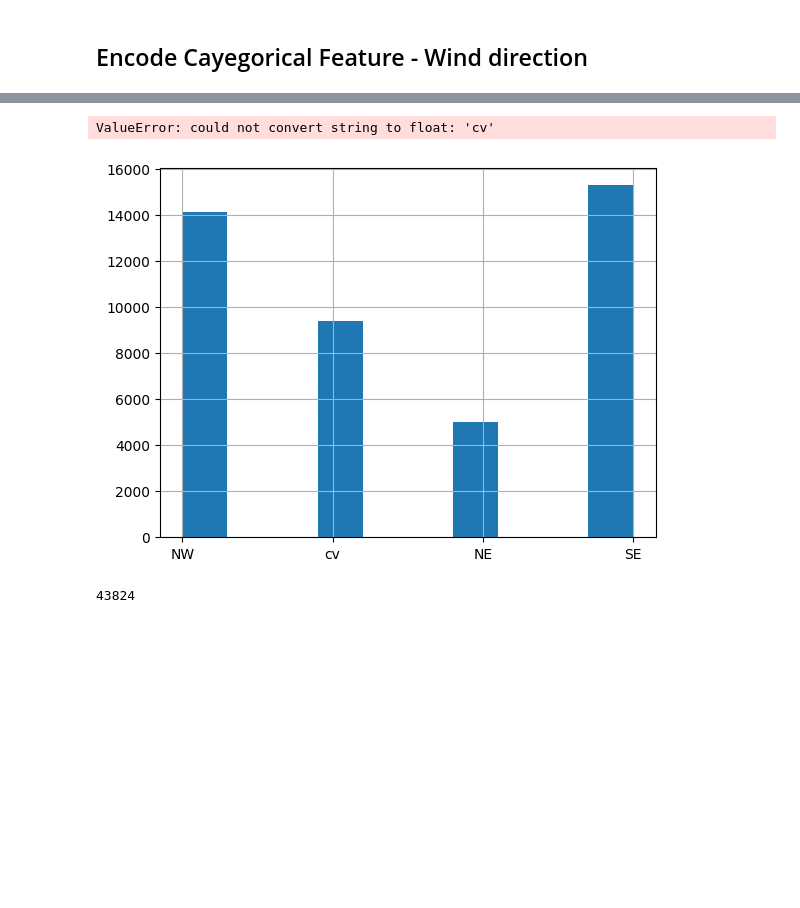
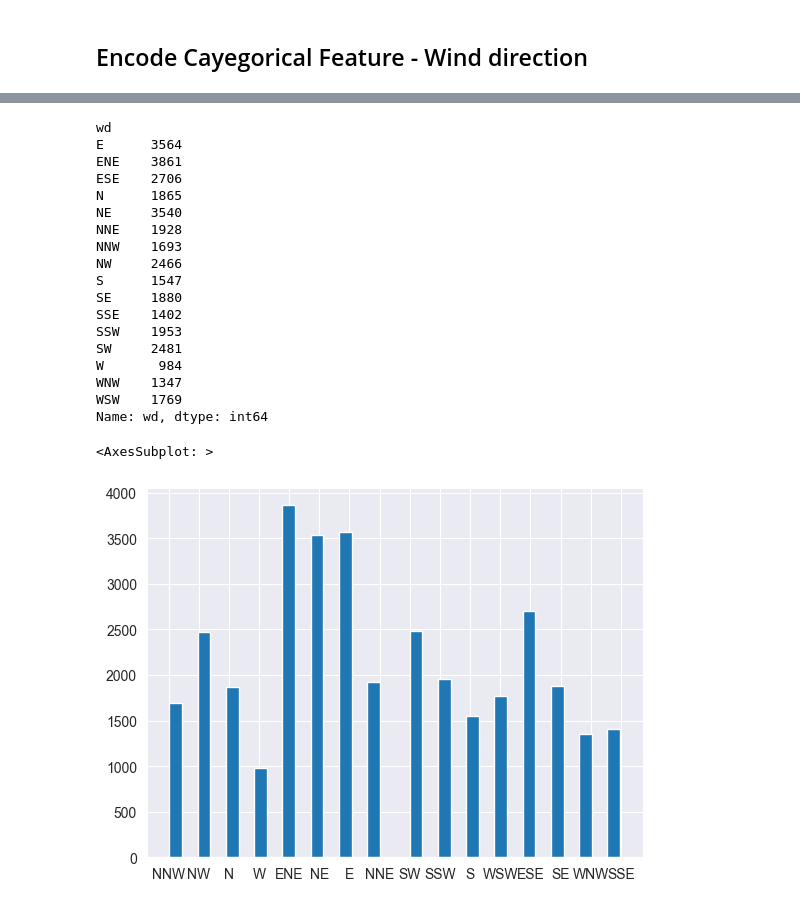
Before and after one commit to Jose-Bastos/MLops_Air, a Jupyter notebook: 2.Feature Engineering.ipynb, the cells around one changed output, grey strips where cells are left out. Cells and saved outputs as stored; diff of their text form; code cells hidden in the pictures; blank space fills up the shorter version.

```diff
--- a/2.Feature Engineering.ipynb
+++ b/2.Feature Engineering.ipynb
@@ -54,10 +52,32 @@ WNW, NW, and NNW. This means, we divide the 360º into 16 slices obtaining the 1
 14. **292.5º- West-Northwest (WNW)**
 15. **315º  - Northwest (NW)**
 16. **337.5º- Nort-Northwest (NNW)**
+# %%
+print(df.groupby("wd")["wd"].count())
+df["wd"].hist(rwidth=0.9,bins=32)
+# %% [output]
+wd
+E      3564
+ENE    3861
+ESE    2706
+N      1865
+NE     3540
+NNE    1928
+NNW    1693
+NW     2466
+S      1547
+SE     1880
+SSE    1402
+SSW    1953
+SW     2481
+W       984
+WNW    1347
+WSW    1769
+Name: wd, dtype: int64
+<AxesSubplot: >
+[figure, added]
 # %%
 #putting it into code
-
-df["cbwd"].hist()
 
 wind_dict = {"N":0,
              "NNE":22.5,
@@ -70,19 +90,11 @@ wind_dict = {"N":0,
              "S":180,
              "SSW":202.5,
              "SW":225,
-             "WSE":247.5,
+             "WSW":247.5,
              "W":270,
              "WNW":292.5,
              "NW":315,
              "NNW":337.5
              }
 
-df["cbwd"] = df["cbwd"].replace(wind_dict).astype(float)
-print(df.head())
+df["wd"] = df["wd"].replace(wind_dict).astype(float)
-# %% [output]
-ValueError: could not convert string to float: 'cv'
-[figure, removed]
-# %%
-df["cbwd"].count()
-# %% [output]
-43824
```
Also changed, not shown: parts of 13 cells of this notebook, 4 other files.
